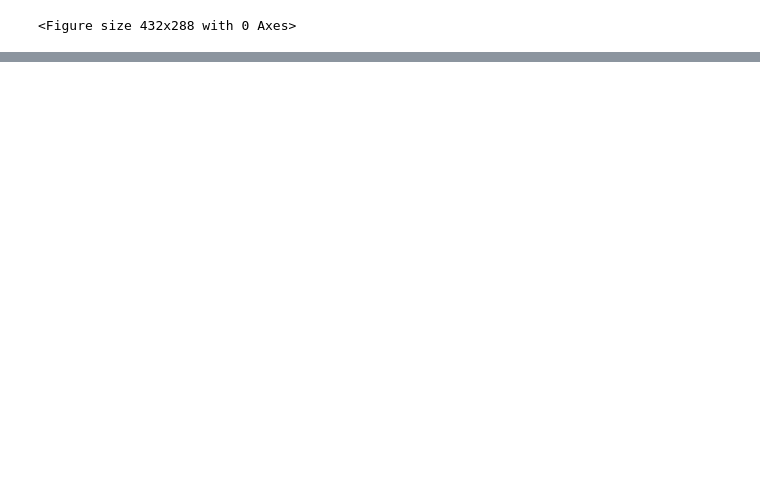
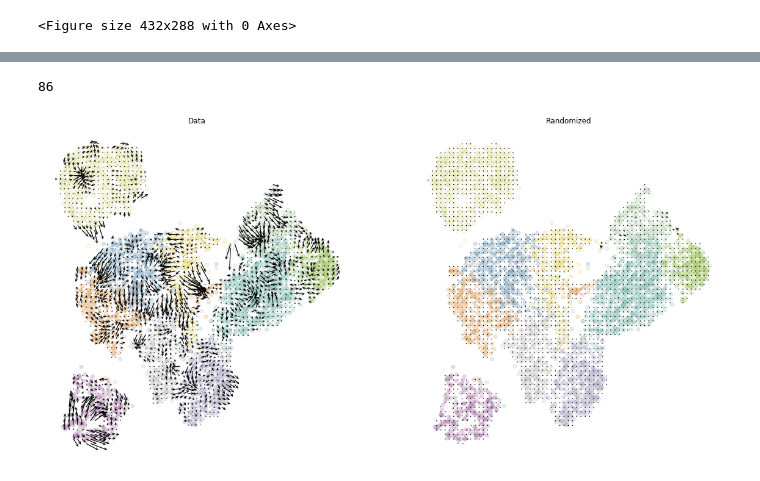
Before and after one commit to adelomana/malko, a Jupyter notebook: velocyto/vinicius_flow.ipynb, the cells around one changed output, grey strips where cells are left out. Saved outputs shown, nothing was run; the diff lists cells and outputs as text; code cells hidden in the pictures; blank space fills up the shorter version.

```diff
--- a/velocyto/vinicius_flow.ipynb
+++ b/velocyto/vinicius_flow.ipynb
@@ -197,0 +190,9 @@ import matplotlib.pyplot
+# %%
+print(nei)
+vlm.calculate_grid_arrows(smooth=0.85, steps=(70,70),n_neighbors=20)
+matplotlib.pyplot.figure(None,(20,10))
+vlm.colorandum=louvain_colors
+vlm.plot_grid_arrows(quiver_scale='auto',scatter_kwargs_dict={"alpha":0.35, "lw":0.35, "edgecolor":"0.4", "s":38, "rasterized":True}, min_mass=5, angles='xy', scale_units='xy',headaxislength=2.75, headlength=5, headwidth=4.8, minlength=1.5,plot_random=True)
+# %% [output]
+86
+[figure, added]
```
Also changed, not shown: parts of 14 cells of this notebook, 1 other file.
